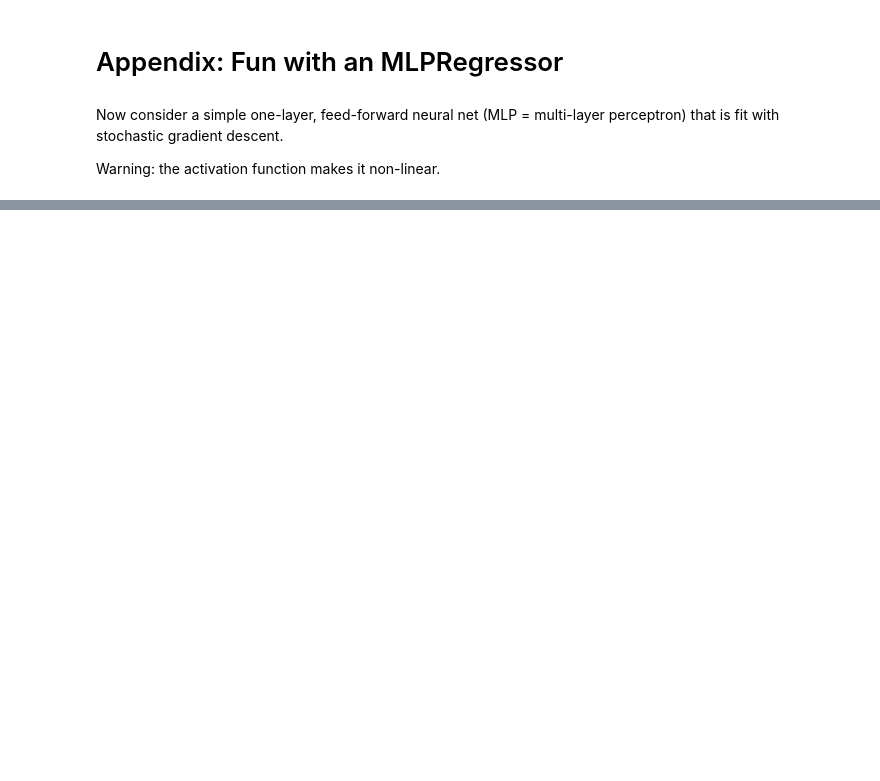
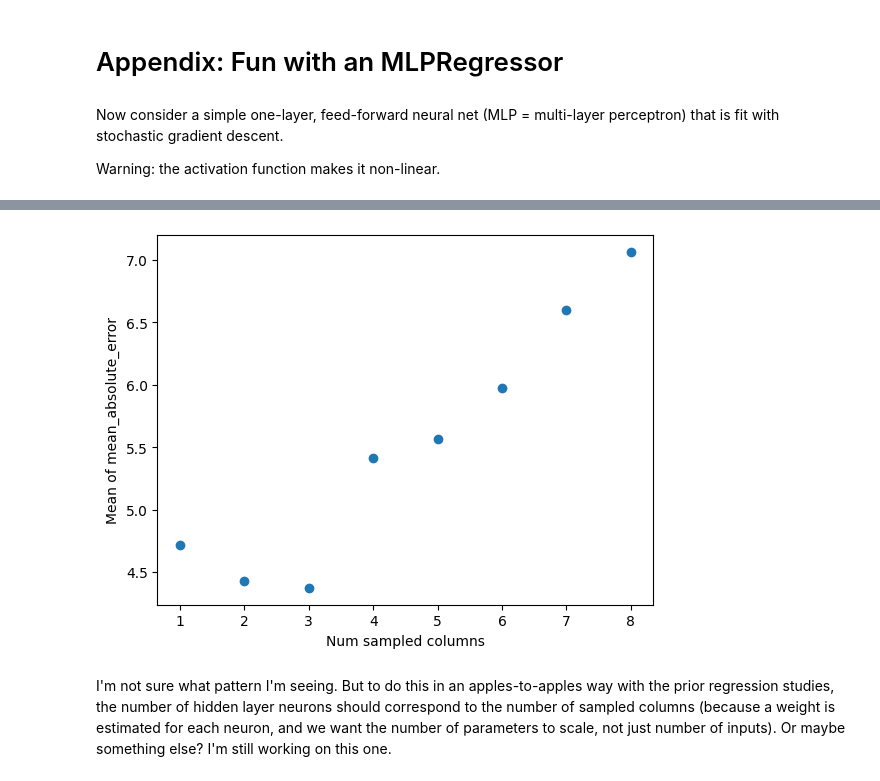
Before and after one commit to jeanimal/double_descent_dar, a Jupyter notebook: double_descent_mtcars_reg.ipynb, the cells around one changed output, grey strips where cells are left out. Saved outputs shown, nothing was run; the diff lists cells and outputs as text; code cells hidden in the pictures; blank space fills up the shorter version.

```diff
--- a/double_descent_mtcars_reg.ipynb
+++ b/double_descent_mtcars_reg.ipynb
@@ -325,0 +370,27 @@ plt.show()
+# %%
+# Lower the number of rows to look for double descent.
+num_sampled_rows = 10
+# %%
+def sample_by_num_cols(num_sampled_columns_local):
+    return sample_eval.sample_and_calc_metric(X, y, num_sampled_rows, num_sampled_columns_local, train_proportion, model, my_metric, replace=False, random_state=random_state)['test']
+num_samples = 400
+train_proportion = 0.5
+metric_all_samples = []
+# This example won't converge because we have such a small data sst
+# so we catch the warning and ignore it here.
+with warnings.catch_warnings():
+    warnings.filterwarnings("ignore", category=ConvergenceWarning, module="sklearn")
+    for num_sampled_columns in range(1, X.shape[1]-1):
+        metric_all_samples.append((num_sampled_columns, [sample_by_num_cols(num_sampled_columns) for _ in range(num_samples)]))
+metric_means = [(col_val_tuple[0], np.mean(col_val_tuple[1])) for col_val_tuple in metric_all_samples]
+res = list(zip(*metric_means))
+num_cols = res[0]
+means = res[1]
+plt.scatter(num_cols, means)
+plt.xlabel("Num sampled columns")
+plt.ylabel("Mean of " + my_metric.__name__)
+plt.show()
+# %% [output]
+[figure, added]
+# %% [markdown]
+I'm not sure what pattern I'm seeing.  But to do this in an apples-to-apples way with the prior regression studies, the number of hidden layer neurons should correspond to the number of sampled columns (because a weight is estimated for each neuron, and we want the number of parameters to scale, not just number of inputs).  Or maybe something else?  I'm still working on this one.
```
Also changed, not shown: parts of 20 cells of this notebook.
